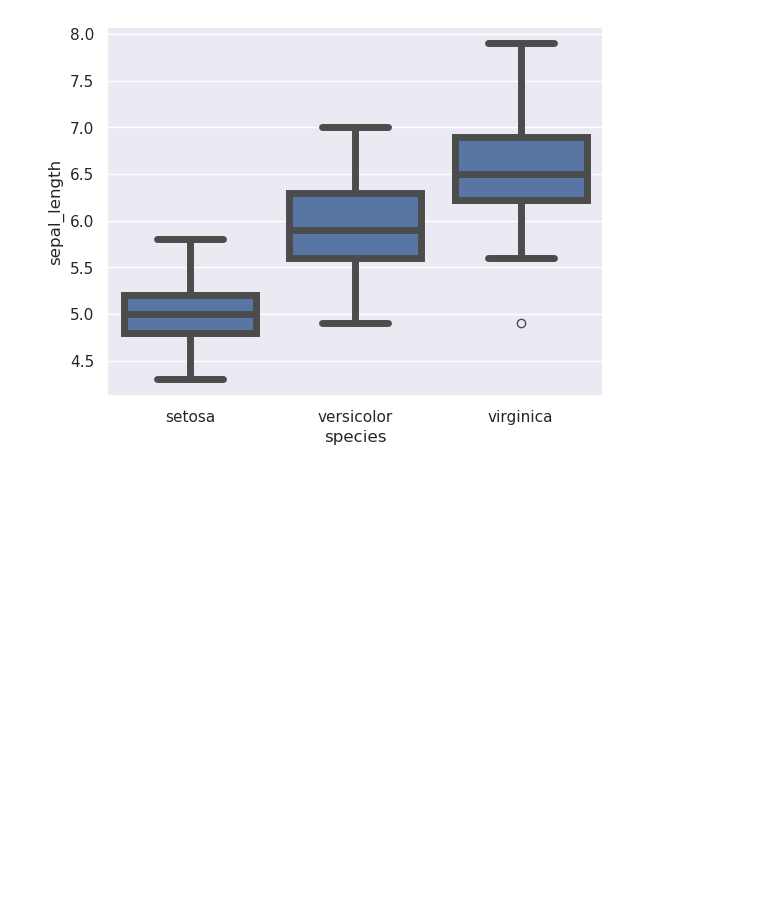
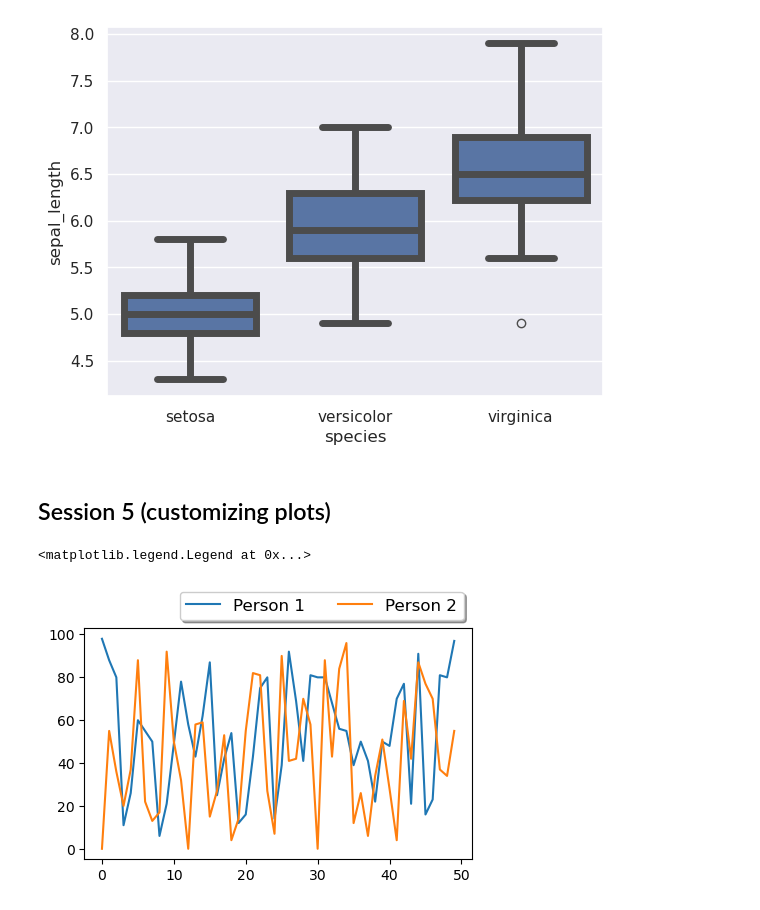
Before and after one commit to arsam-dj/visualization, a Jupyter notebook: 02_activities/assignments/participation/session1_code.ipynb, the cells around one changed output. Saved outputs shown, nothing was run; the diff lists cells and outputs as text; code cells hidden in the pictures; blank space fills up the shorter version.

Commit message:
Added code from session 5.

```diff
--- a/02_activities/assignments/participation/session1_code.ipynb
+++ b/02_activities/assignments/participation/session1_code.ipynb
@@ -62,3 +62,24 @@ sns.boxplot(x=df["species"], y=df["sepal_length"], linewidth=5)
 plt.show()
 # %% [output]
 [figure]
+# %% [markdown]
+## Session 5 (customizing plots)
+# %%
+np.random.seed(613)
+x = np.arange(50)
+y1 = np.random.randint(0, 100,50)
+y2 = np.random.randint(0, 100,50)
+# %%
+fig, ax = plt.subplots(figsize=(5, 3))
+ax.plot(x,y1, label = "Person 1")
+ax.plot(x,y2, label = "Person 2")
+ax.legend(
+    loc='lower right',
+    frameon = True, #add frame around the legend
+    fontsize = 12, #change font size
+    ncol = 2, #specify number of columns
+    shadow = True,
+    bbox_to_anchor =(1, 1))
+# %% [output]
+<matplotlib.legend.Legend at 0x...>
+[figure, added]
```
Also changed, not shown: parts of 6 cells of this notebook.
